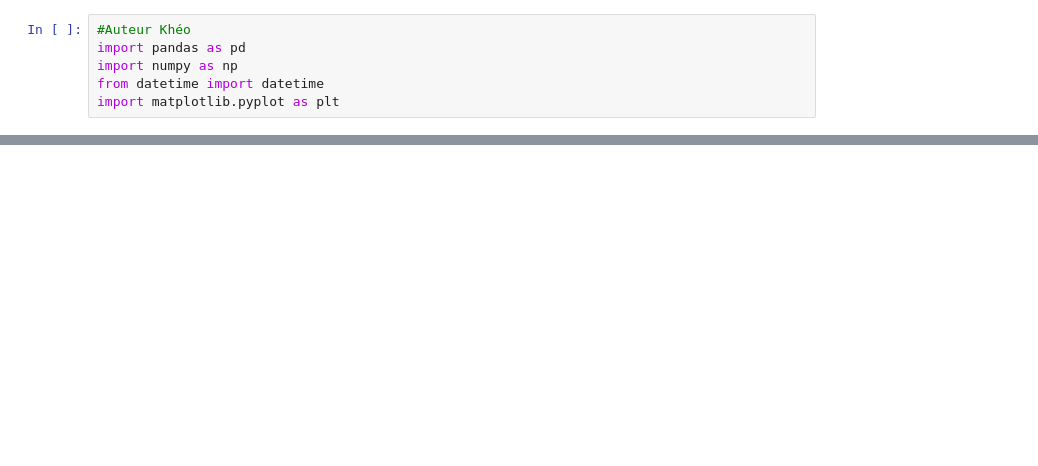
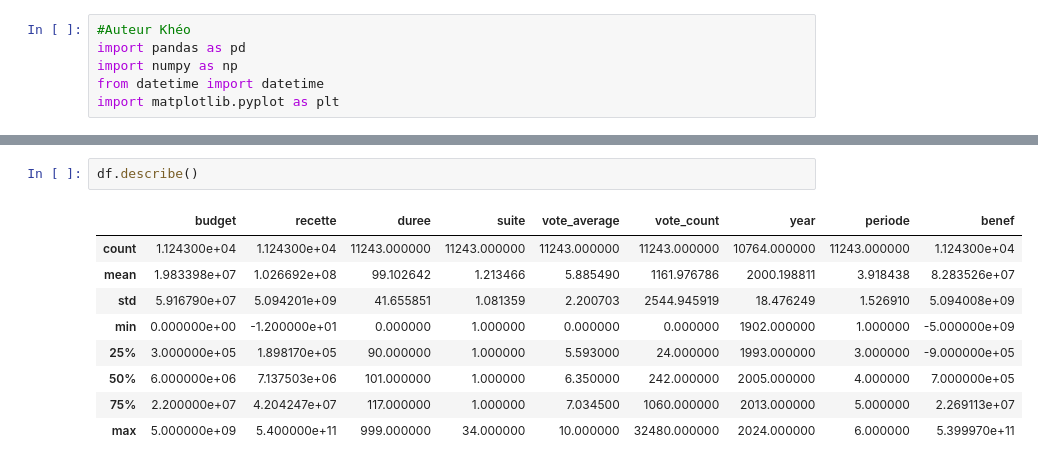
Before and after one commit to Keracles/MovieHype, a Jupyter notebook: data_exploration_kheo.ipynb, the cells around one changed output, grey strips where cells are left out. Saved outputs shown, nothing was run; the diff lists cells and outputs as text; blank space fills up the shorter version.

```diff
--- a/data_exploration_kheo.ipynb
+++ b/data_exploration_kheo.ipynb
@@ -74 +62,13 @@ False    2766
 dtype: int64
+# %%
+df.describe()
+# %% [output]
+|  | budget | recette | duree | suite | vote_average | vote_count | year | periode | benef |
+| count | 1.124300e+04 | 1.124300e+04 | 11243.000000 | 11243.000000 | 11243.000000 | 11243.000000 | 10764.000000 | 11243.000000 | 1.124300e+04 |
+| mean | 1.983398e+07 | 1.026692e+08 | 99.102642 | 1.213466 | 5.885490 | 1161.976786 | 2000.198811 | 3.918438 | 8.283526e+07 |
+| std | 5.916790e+07 | 5.094201e+09 | 41.655851 | 1.081359 | 2.200703 | 2544.945919 | 18.476249 | 1.526910 | 5.094008e+09 |
+| min | 0.000000e+00 | -1.200000e+01 | 0.000000 | 1.000000 | 0.000000 | 0.000000 | 1902.000000 | 1.000000 | -5.000000e+09 |
+| 25% | 3.000000e+05 | 1.898170e+05 | 90.000000 | 1.000000 | 5.593000 | 24.000000 | 1993.000000 | 3.000000 | -9.000000e+05 |
+| 50% | 6.000000e+06 | 7.137503e+06 | 101.000000 | 1.000000 | 6.350000 | 242.000000 | 2005.000000 | 4.000000 | 7.000000e+05 |
+| 75% | 2.200000e+07 | 4.204247e+07 | 117.000000 | 1.000000 | 7.034500 | 1060.000000 | 2013.000000 | 5.000000 | 2.269113e+07 |
+| max | 5.000000e+09 | 5.400000e+11 | 999.000000 | 34.000000 | 10.000000 | 32480.000000 | 2024.000000 | 6.000000 | 5.399970e+11 |
```
Also changed, not shown: parts of 4 cells of this notebook, 22 other files.
